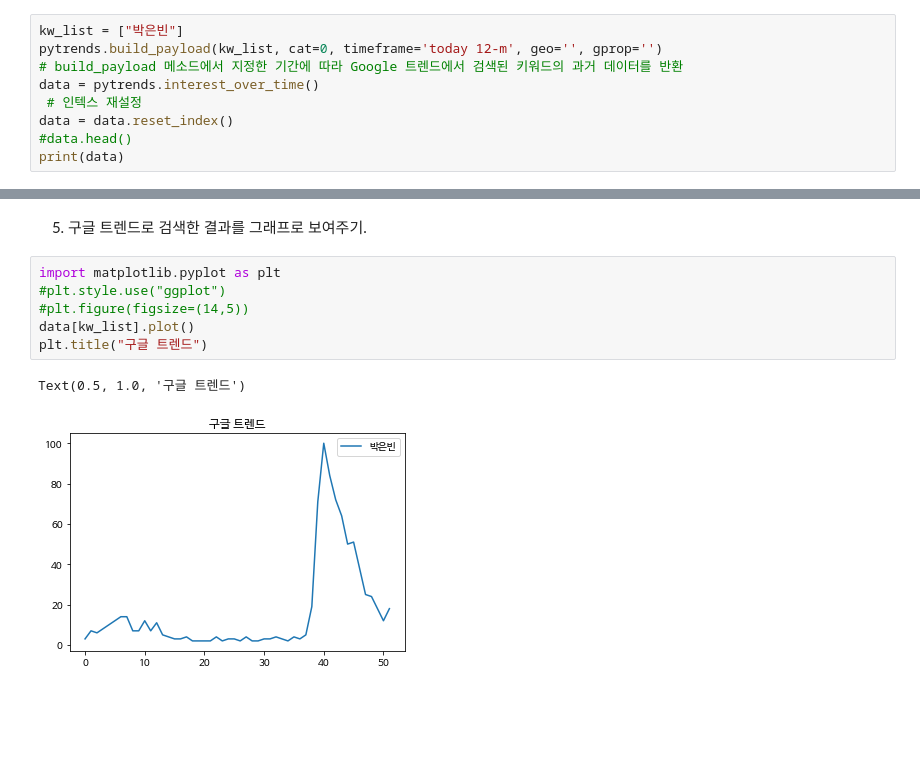
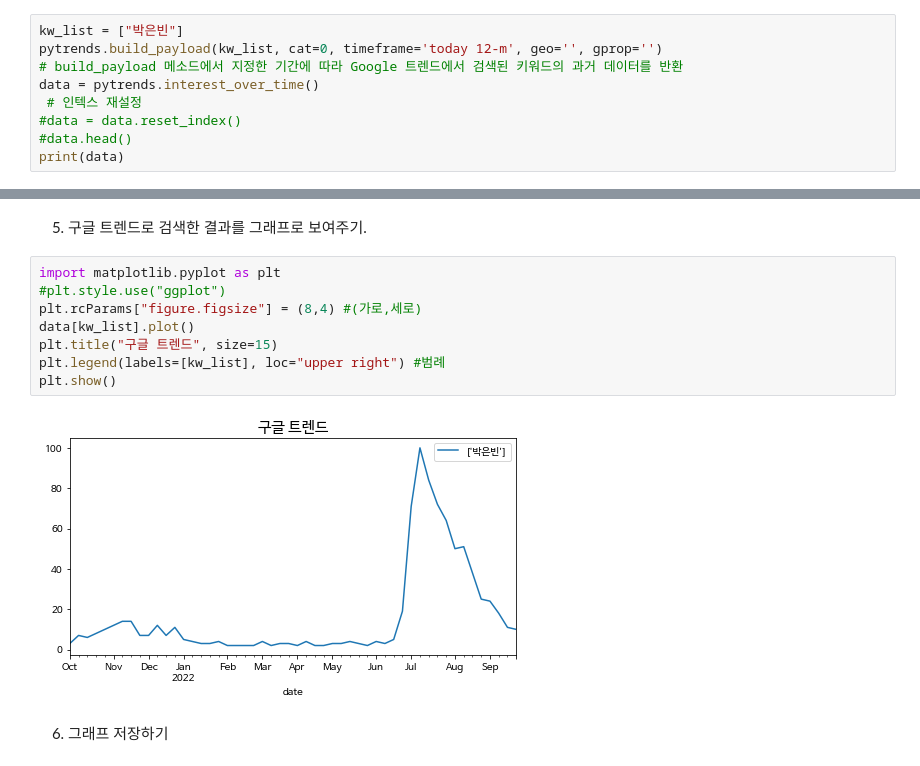
Before and after one commit to kig2929kig/pytrends, a Jupyter notebook: google_trends.ipynb, the cells around one changed output, grey strips where cells are left out. Saved outputs shown, nothing was run; the diff lists cells and outputs as text; blank space fills up the shorter version.

```diff
--- a/google_trends.ipynb
+++ b/google_trends.ipynb
@@ -27,7 +27,7 @@ pytrends.build_payload(kw_list, cat=0, timeframe='today 12-m', geo='', gprop='')
 # build_payload 메소드에서 지정한 기간에 따라 Google 트렌드에서 검색된 키워드의 과거 데이터를 반환
 data = pytrends.interest_over_time()
  # 인텍스 재설정
-data = data.reset_index()
+#data = data.reset_index()
 #data.head()
 print(data)
 # %% [output]
@@ -93,9 +75,12 @@ plt.rc('font', family='NanumBarunGothic')
 # %%
 import matplotlib.pyplot as plt
 #plt.style.use("ggplot")
-#plt.figure(figsize=(14,5))
+plt.rcParams["figure.figsize"] = (8,4) #(가로,세로)
 data[kw_list].plot()
-plt.title("구글 트렌드")
+plt.title("구글 트렌드", size=15)
+plt.legend(labels=[kw_list], loc="upper right") #범례
+plt.show()
 # %% [output]
-Text(0.5, 1.0, '구글 트렌드')
-[figure, old version]
+[figure, new version]
+# %% [markdown]
+6. 그래프 저장하기
```
Also changed, not shown: parts of 4 cells of this notebook.
